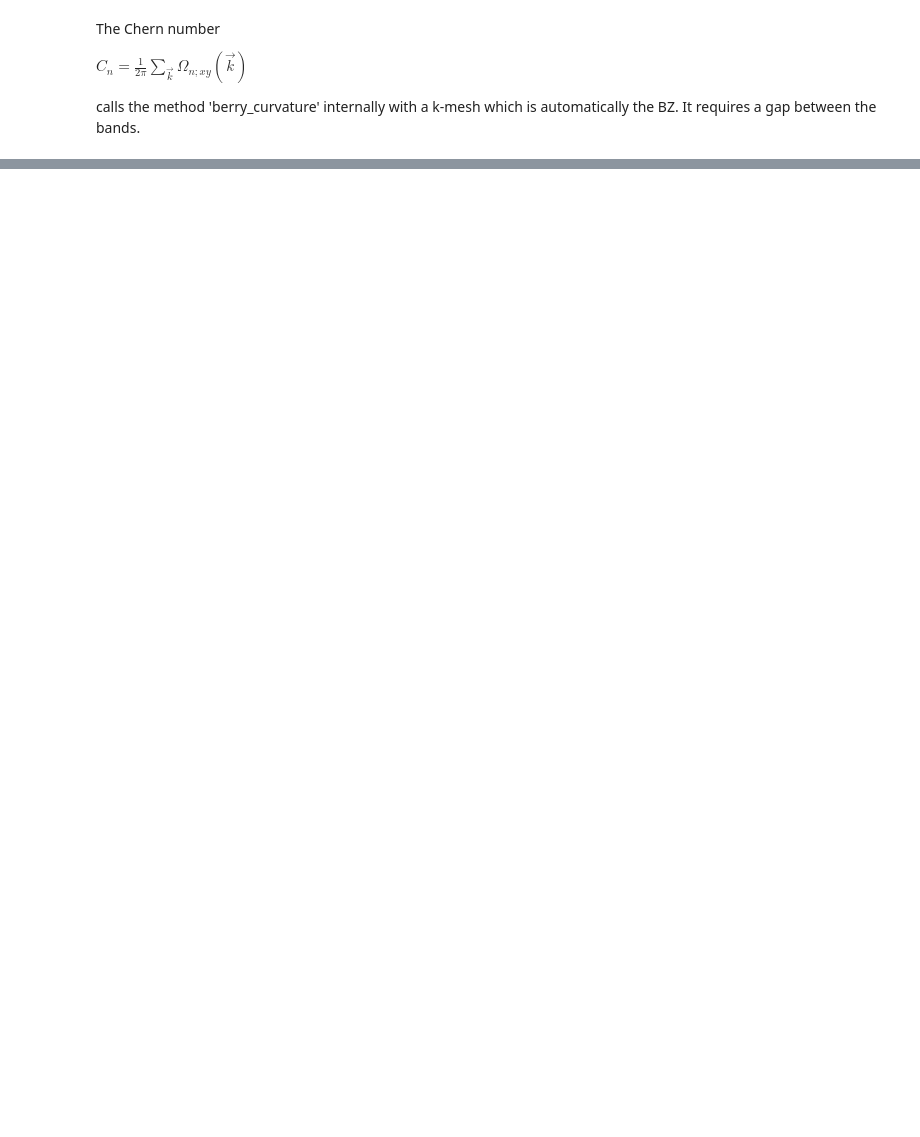
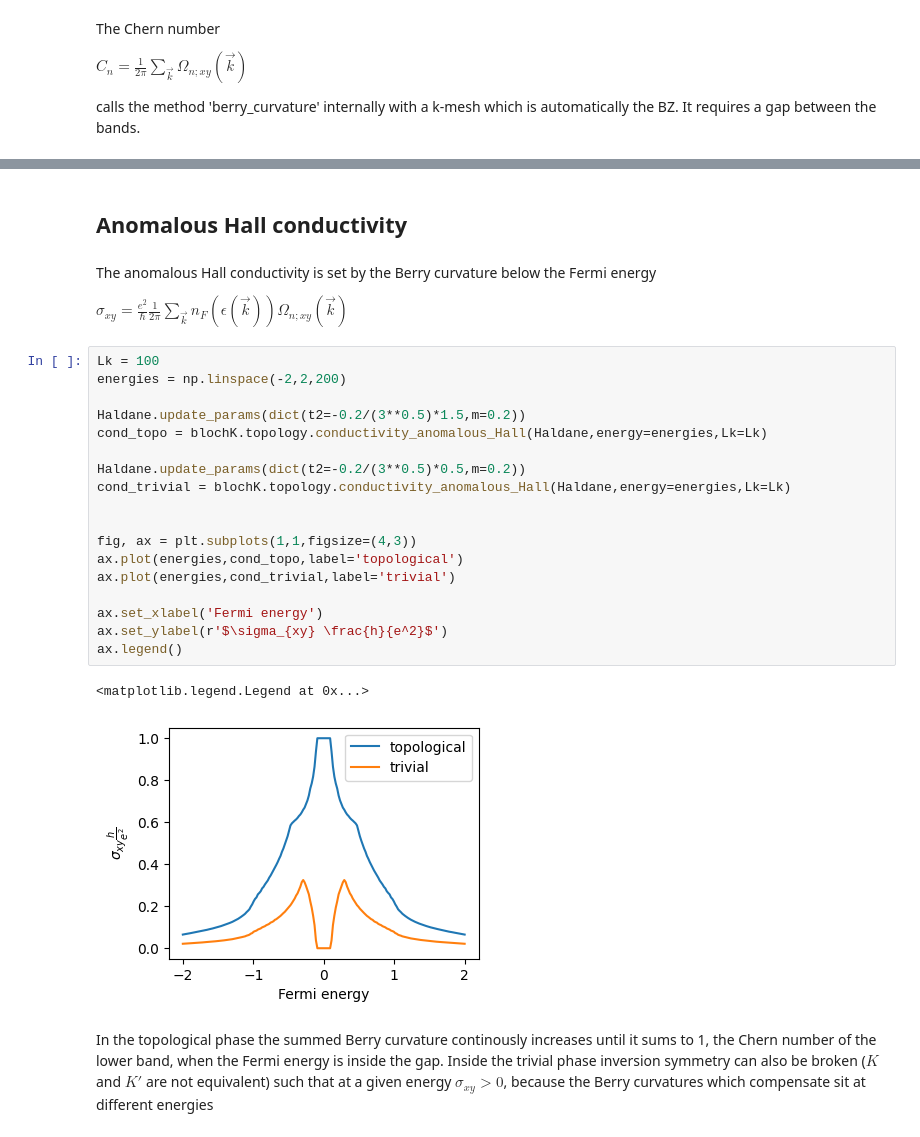
Before and after one commit to valeeb/blochK, a Jupyter notebook: tutorials/topology.ipynb, the cells around one changed output, grey strips where cells are left out. Cells and saved outputs as stored; diff of their text form; blank space fills up the shorter version.

Commit message:
added anomalous Hall conductivity

```diff
--- a/tutorials/topology.ipynb
+++ b/tutorials/topology.ipynb
@@ -117,0 +120,29 @@ array([-1.,  1.])
+# %% [markdown]
+## Anomalous Hall conductivity
+# %% [markdown]
+The anomalous Hall conductivity is set by the Berry curvature below the Fermi energy
+
+$\sigma_{xy} = \frac{e^2}{\hbar} \frac{1}{2\pi} \sum_{\vec{k}} n_F(\epsilon(\vec{k}))  \Omega_{n; xy}(\vec{k})$
+# %%
+Lk = 100
+energies = np.linspace(-2,2,200)
+
+Haldane.update_params(dict(t2=-0.2/(3**0.5)*1.5,m=0.2))
+cond_topo = blochK.topology.conductivity_anomalous_Hall(Haldane,energy=energies,Lk=Lk)
+
+Haldane.update_params(dict(t2=-0.2/(3**0.5)*0.5,m=0.2))
+cond_trivial = blochK.topology.conductivity_anomalous_Hall(Haldane,energy=energies,Lk=Lk)
+
+
+fig, ax = plt.subplots(1,1,figsize=(4,3))
+ax.plot(energies,cond_topo,label='topological')
+ax.plot(energies,cond_trivial,label='trivial')
+
+ax.set_xlabel('Fermi energy')
+ax.set_ylabel(r'$\sigma_{xy} \frac{h}{e^2}$')
+ax.legend()
+# %% [output]
+<matplotlib.legend.Legend at 0x...>
+[figure, added]
+# %% [markdown]
+In the topological phase the summed Berry curvature continously increases until it sums to 1, the Chern number of the lower band, when the Fermi energy is inside the gap. Inside the trivial phase inversion symmetry can also be broken ($K$ and $K'$ are not equivalent) such that at a given energy $\sigma_{xy} > 0$, because the Berry curvatures which compensate sit at different energies
```
Also changed, not shown: parts of 4 cells of this notebook, 4 other files.
